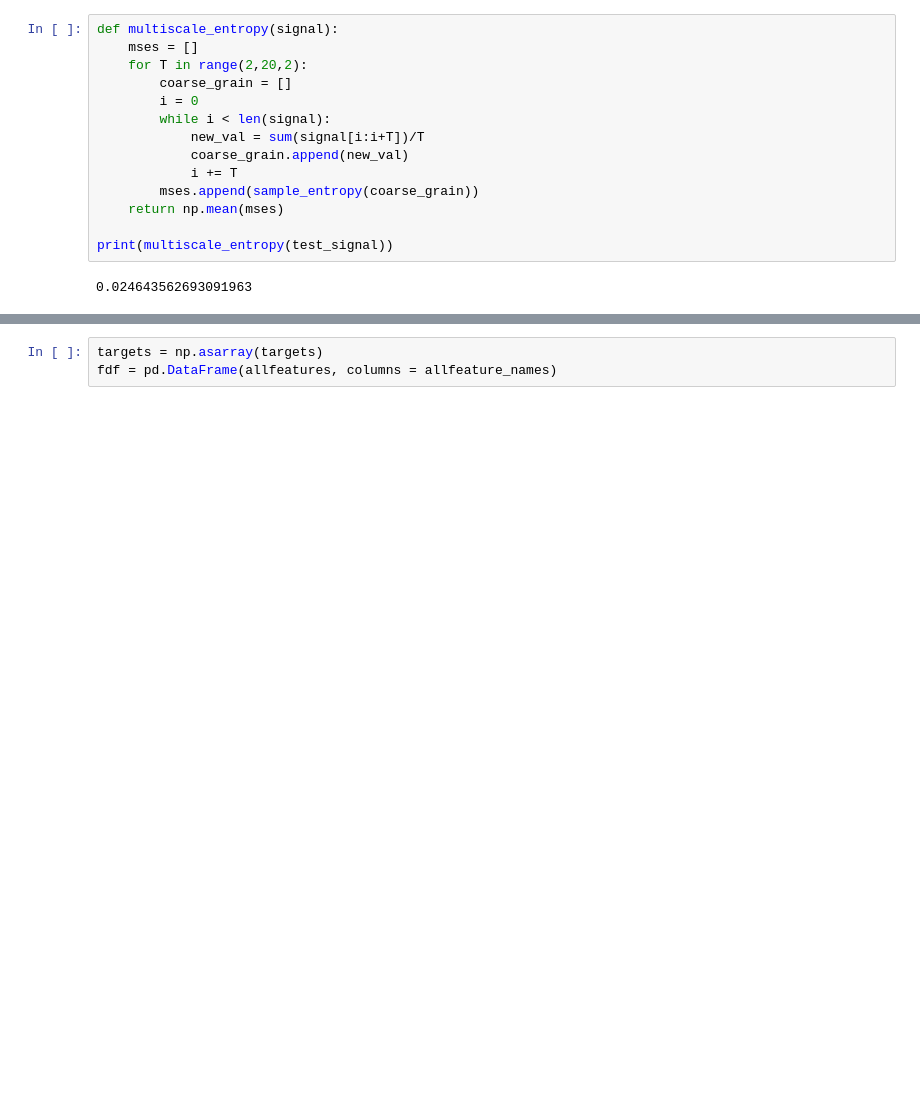
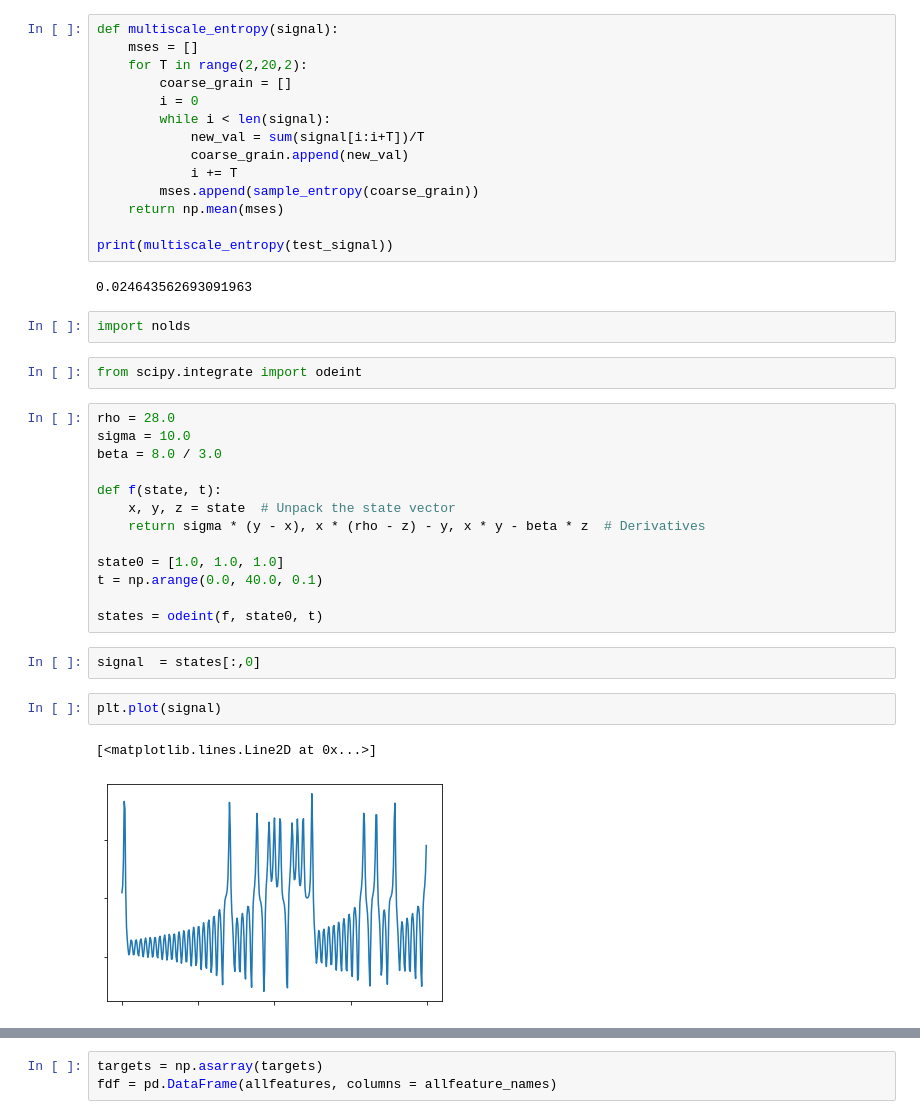
Before and after one commit to vedantchandra/hsl_python, a Jupyter notebook: Apara Shimmer Sandbox.ipynb, the cells around one changed output, grey strips where cells are left out. Cells and saved outputs as stored; diff of their text form; blank space fills up the shorter version.

```diff
--- a/Apara Shimmer Sandbox.ipynb
+++ b/Apara Shimmer Sandbox.ipynb
@@ -234,3 +234,27 @@ def multiscale_entropy(signal):
 print(multiscale_entropy(test_signal))
 # %% [output]
 0.024643562693091963
+# %%
+import nolds
+# %%
+from scipy.integrate import odeint
+# %%
+rho = 28.0
+sigma = 10.0
+beta = 8.0 / 3.0
+
+def f(state, t):
+    x, y, z = state  # Unpack the state vector
+    return sigma * (y - x), x * (rho - z) - y, x * y - beta * z  # Derivatives
+
+state0 = [1.0, 1.0, 1.0]
+t = np.arange(0.0, 40.0, 0.1)
+
+states = odeint(f, state0, t)
+# %%
+signal  = states[:,0]
+# %%
+plt.plot(signal)
+# %% [output]
+[<matplotlib.lines.Line2D at 0x...>]
+[figure, added]
```
Also changed, not shown: parts of 24 cells of this notebook, 5 other files.
